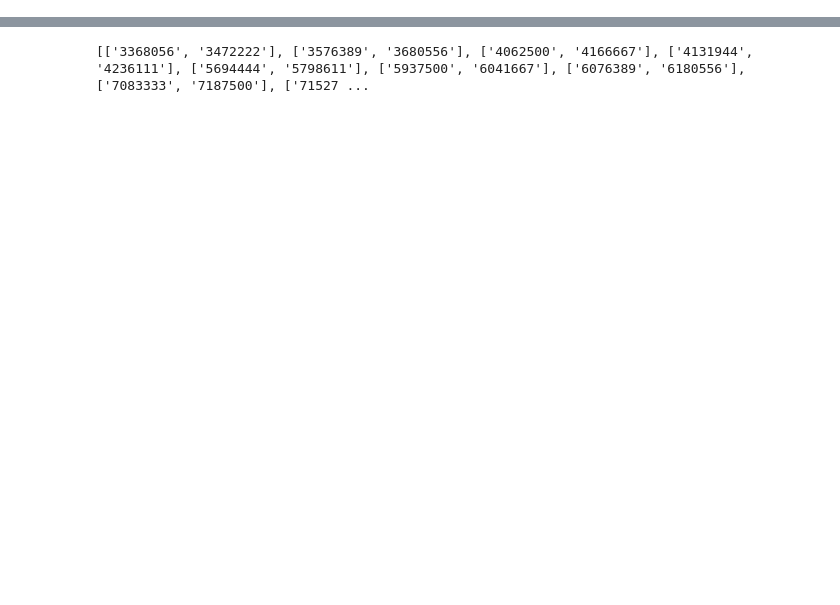
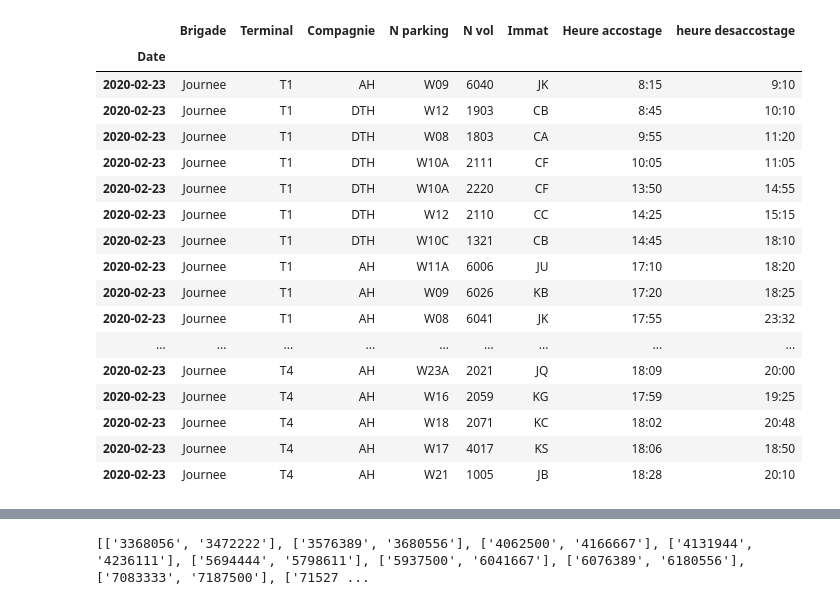
Before and after one commit to AM-2R/PFE, a Jupyter notebook: Equilibrage.ipynb, the cells around one changed output, grey strips where cells are left out. Cells and saved outputs as stored; diff of their text form; code cells hidden in the pictures; blank space fills up the shorter version.

```diff
--- a/Equilibrage.ipynb
+++ b/Equilibrage.ipynb
@@ -5,6 +6,29 @@ import csv
 from pulp import *
 from pulp import GLPK
 import math
+# %%
+Data = pd.read_csv('exemple.csv', header=0, parse_dates=[0], index_col=0, squeeze=True)
+Data.info
+Data.dropna()
+# %% [output]
+|  | Brigade | Terminal | Compagnie | N parking | N vol | Immat | Heure accostage | heure desaccostage |
+| Date |  |  |  |  |  |  |  |  |
+| 2020-02-23 | Journee | T1 | AH | W09 | 6040 | JK | 8:15 | 9:10 |
+| 2020-02-23 | Journee | T1 | DTH | W12 | 1903 | CB | 8:45 | 10:10 |
+| 2020-02-23 | Journee | T1 | DTH | W08 | 1803 | CA | 9:55 | 11:20 |
+| 2020-02-23 | Journee | T1 | DTH | W10A | 2111 | CF | 10:05 | 11:05 |
+| 2020-02-23 | Journee | T1 | DTH | W10A | 2220 | CF | 13:50 | 14:55 |
+| 2020-02-23 | Journee | T1 | DTH | W12 | 2110 | CC | 14:25 | 15:15 |
+| 2020-02-23 | Journee | T1 | DTH | W10C | 1321 | CB | 14:45 | 18:10 |
+| 2020-02-23 | Journee | T1 | AH | W11A | 6006 | JU | 17:10 | 18:20 |
+| 2020-02-23 | Journee | T1 | AH | W09 | 6026 | KB | 17:20 | 18:25 |
+| 2020-02-23 | Journee | T1 | AH | W08 | 6041 | JK | 17:55 | 23:32 |
+| ... | ... | ... | ... | ... | ... | ... | ... | ... |
+| 2020-02-23 | Journee | T4 | AH | W23A | 2021 | JQ | 18:09 | 20:00 |
+| 2020-02-23 | Journee | T4 | AH | W16 | 2059 | KG | 17:59 | 19:25 |
+| 2020-02-23 | Journee | T4 | AH | W18 | 2071 | KC | 18:02 | 20:48 |
+| 2020-02-23 | Journee | T4 | AH | W17 | 4017 | KS | 18:06 | 18:50 |
+| 2020-02-23 | Journee | T4 | AH | W21 | 1005 | JB | 18:28 | 20:10 |
 # %%
 # def dsatur(g):
 #     n = np.shape(g)[0]
```
Also changed, not shown: parts of 11 cells of this notebook, 4 other files.
